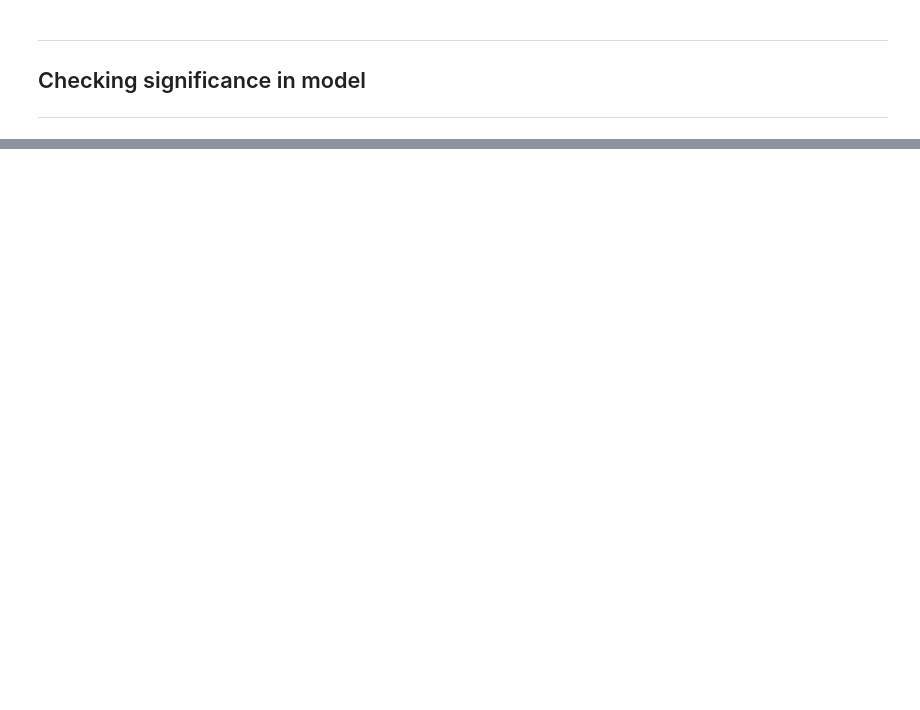
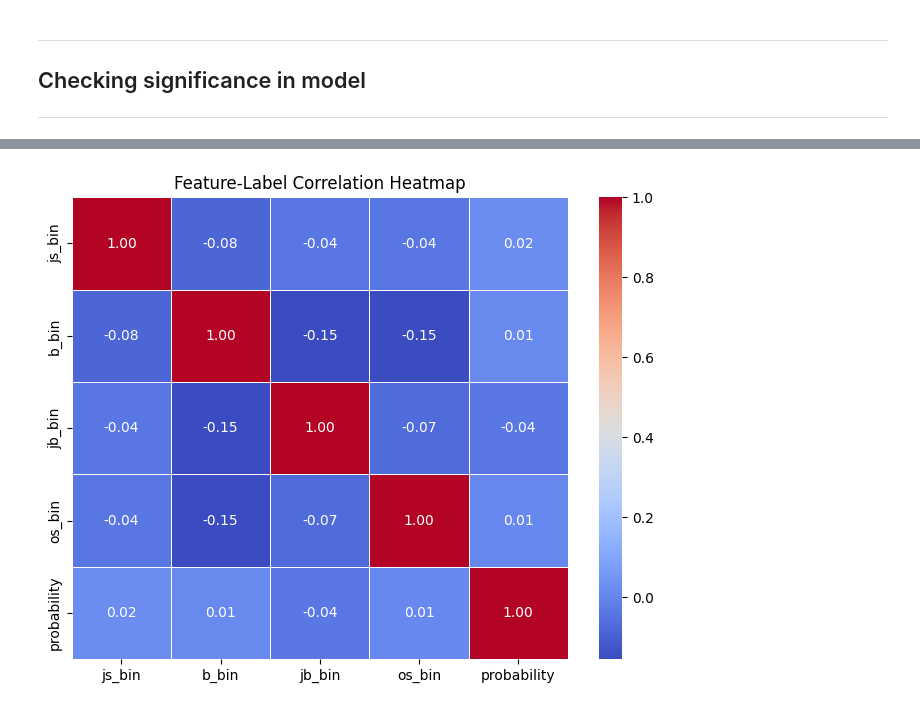
Before and after one commit to Blimperoo/DSA4263-Final-Insider-Trading, a Jupyter notebook: src/eda/transaction_code_analysis.ipynb, the cells around one changed output, grey strips where cells are left out. Saved outputs shown, nothing was run; the diff lists cells and outputs as text; code cells hidden in the pictures; blank space fills up the shorter version.

```diff
--- a/src/eda/transaction_code_analysis.ipynb
+++ b/src/eda/transaction_code_analysis.ipynb
@@ -314,18 +307,0 @@ df_features.head()
-# %%
-df_features["regular_sell_bin"] = df_features["s_bin"]
-df_features["non_regular_sell_bin"] = df_features["js_bin"] | df_features["os_bin"]
-
-df_features["j_buy"] = df_features["jb_bin"]
-df_features["non_j_buy_bin"] = df_features["b_bin"] | df_features["ob_bin"]
-
-columns_to_keep = [
-    "regular_sell_bin", "non_regular_sell_bin", "j_buy", "non_j_buy_bin",
-    "anomaly_30", "anomaly_60", "anomaly_120"
-]
-
-df_new_features = df_features.copy()
-df_new_features = df_new_features[columns_to_keep]
-
-print(f"Check correctness\n"
-      f'Sell: {sum(df_new_features["regular_sell_bin"]) + sum(df_new_features["non_regular_sell_bin"]) == sum(df_features["TRANS_ACQUIRED_DISP_CD"]=="D")}\n'
-      f'Buy: {sum(df_new_features["j_buy"]) + sum(df_new_features["non_j_buy_bin"]) == sum(df_features["TRANS_ACQUIRED_DISP_CD"]=="A")}')
@@ -477,0 +344,4 @@ Pct of anomalies with non J codes: 0.0512668908727662
+# %%
+variables = ['js_bin', 'b_bin', 'jb_bin', "os_bin"]
+label = ["probability"]
+find_significance(df_features, variables, label[0])
@@ -477,0 +376,9 @@ Pct of anomalies with non J codes: 0.0512668908727662
+# %%
+corr = df_features[variables + label].corr(method="pearson")
+# corr = df_features.corr(method="pearson")
+plt.figure(figsize=(8, 6))
+sns.heatmap(corr, annot=True, cmap="coolwarm", fmt=".2f", linewidths=0.5)
+plt.title("Feature-Label Correlation Heatmap")
+plt.show()
+# %% [output]
+[figure, added]
```
Also changed, not shown: parts of 49 cells of this notebook.
